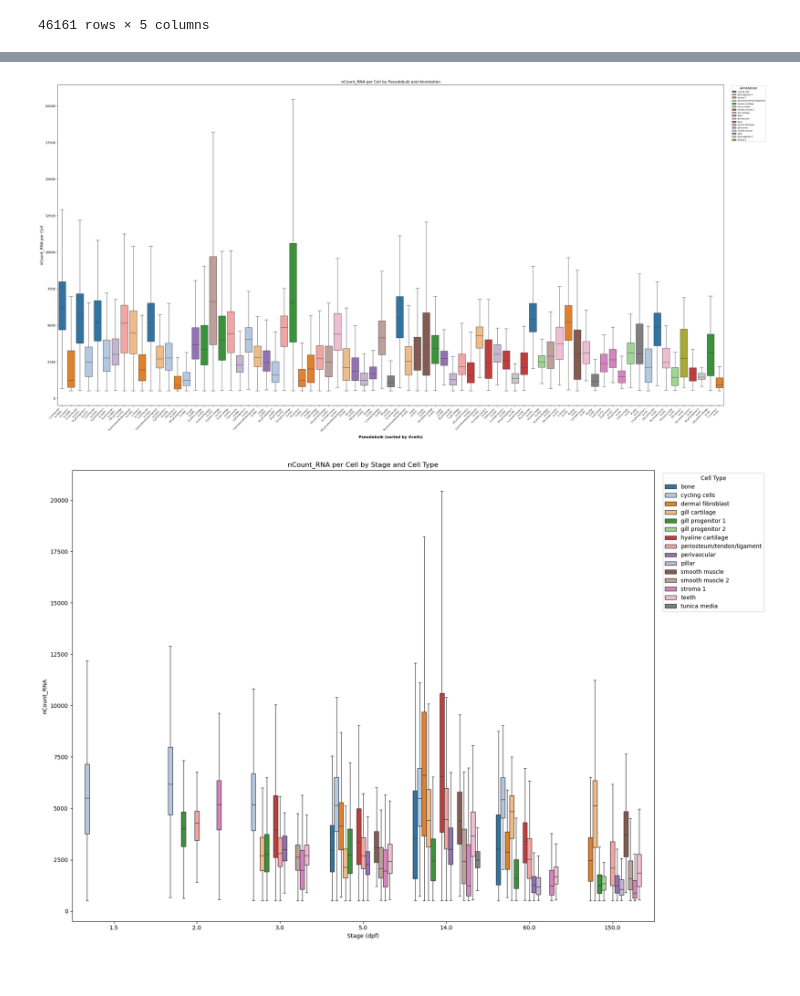
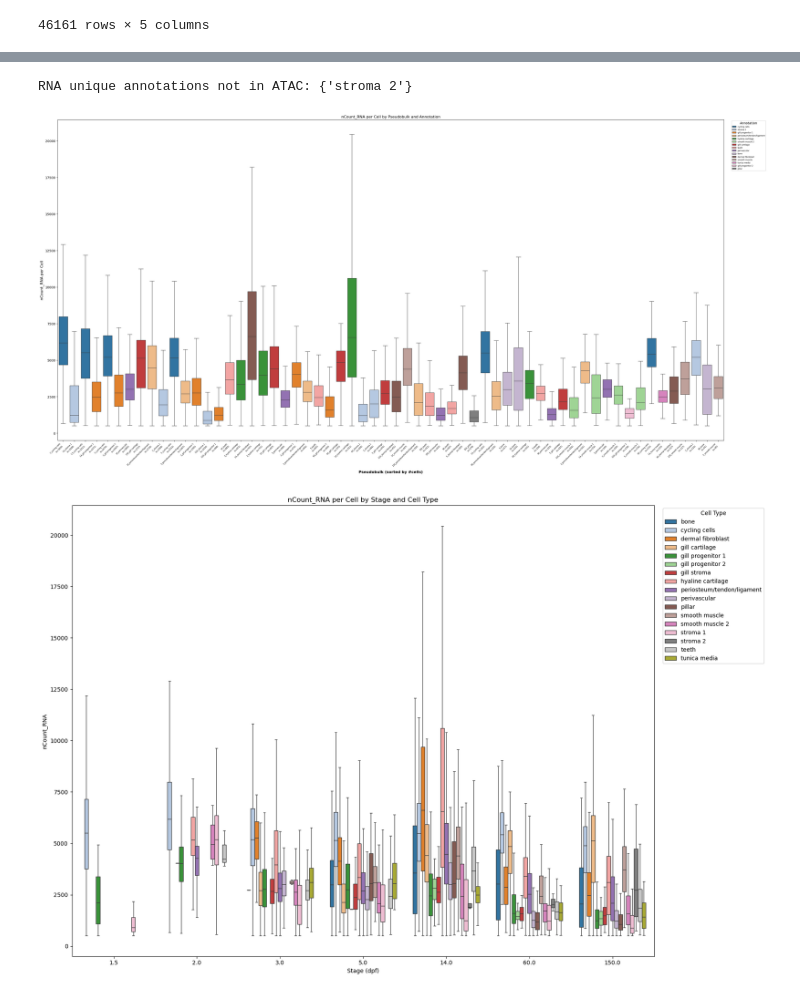
Before and after one commit to mourouzidou/zebrafish_development, a Jupyter notebook: notebooks/lifelong/prepare_ATAC_lifelong.ipynb, the cells around one changed output, grey strips where cells are left out. Drawn from its saved outputs; the diff is of its cells as text; code cells hidden in the pictures.

```diff
--- a/notebooks/lifelong/prepare_ATAC_lifelong.ipynb
+++ b/notebooks/lifelong/prepare_ATAC_lifelong.ipynb
@@ -158,9 +74,16 @@ Name: count, dtype: int64 out of  46161
+# %%
+#print rna unique annotations
+r = rna_cells_to_psd['annotation'].unique()
+a = atac_cells_to_psd['annotation'].unique()
+print("RNA unique annotations not in ATAC:", set(r) - set(a))
+# %% [output]
+RNA unique annotations not in ATAC: {'stroma 2'}
 # %%
-plot_pseudobulk_distributions(rna_cells_to_psd, count_col = 'nCount_RNA', max_pseudobulks=75)
+plot_pseudobulk_distributions(rna_cells_to_psd, count_col = 'nCount_RNA', max_pseudobulks=60)
 # %% [output]
-[figure, old version]
+[figure, new version]
 # %%
-plot_reads_per_cell_by_celltype_and_stage(rna_cells_to_psd, count_col='nCount_RNA', min_cells_per_group=75, group_by='stage')
+plot_reads_per_cell_by_celltype_and_stage(rna_cells_to_psd, count_col='nCount_RNA', min_cells_per_group=0, group_by='stage')
 # %% [output]
-[figure, old version]
+[figure, new version]
 # %%
```
Also changed, not shown: parts of 19 cells of this notebook.
